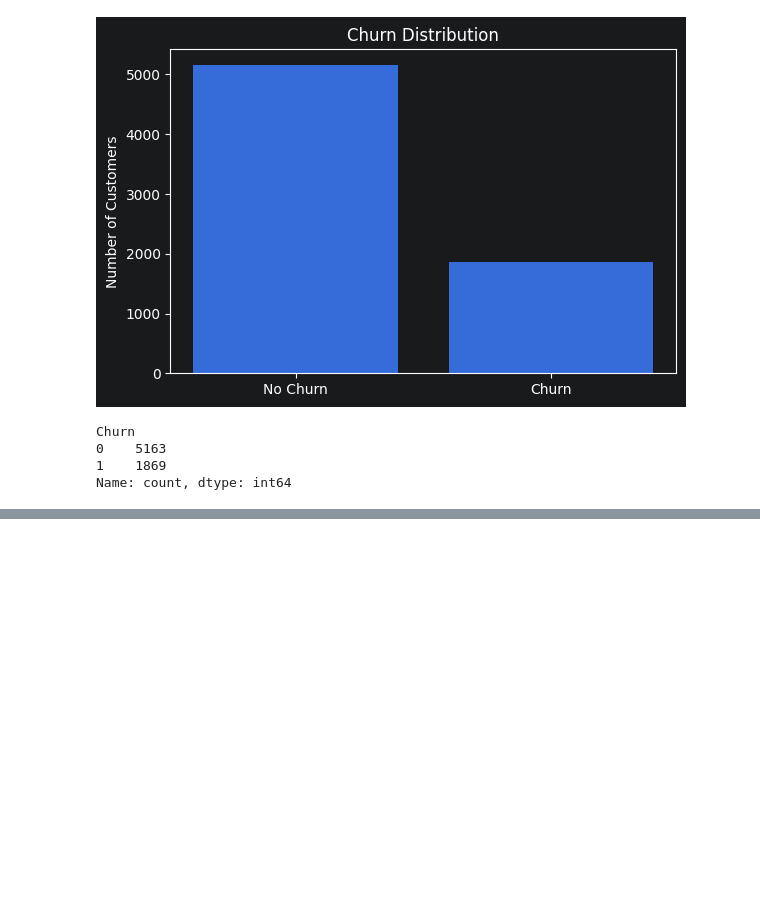
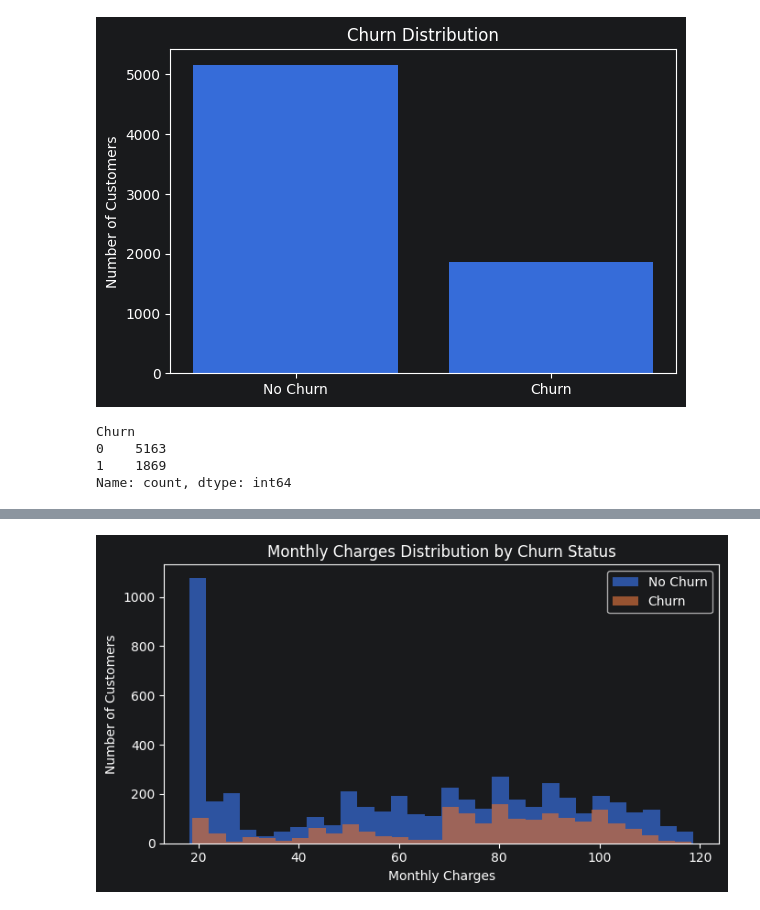
Before and after one commit to yuceltan/Telco-Customer-Churn, a Jupyter notebook: telcoNotebook.ipynb, the cells around one changed output, grey strips where cells are left out. Saved outputs shown, nothing was run; the diff lists cells and outputs as text; code cells hidden in the pictures; blank space fills up the shorter version.

```diff
--- a/telcoNotebook.ipynb
+++ b/telcoNotebook.ipynb
@@ -209,0 +266,12 @@ Name: count, dtype: int64
+# %%
+plt.figure(figsize=(7, 4))
+plt.hist(df_clean[df_clean["Churn"] == 0]["MonthlyCharges"], bins=30, alpha=0.7, label="No Churn")
+plt.hist(df_clean[df_clean["Churn"] == 1]["MonthlyCharges"], bins=30, alpha=0.7, label="Churn")
+plt.title("Monthly Charges Distribution by Churn Status")
+plt.xlabel("Monthly Charges")
+plt.ylabel("Number of Customers")
+plt.legend()
+plt.tight_layout()
+plt.show()
+# %% [output]
+[figure, added]
```
Also changed, not shown: parts of 16 cells of this notebook.
